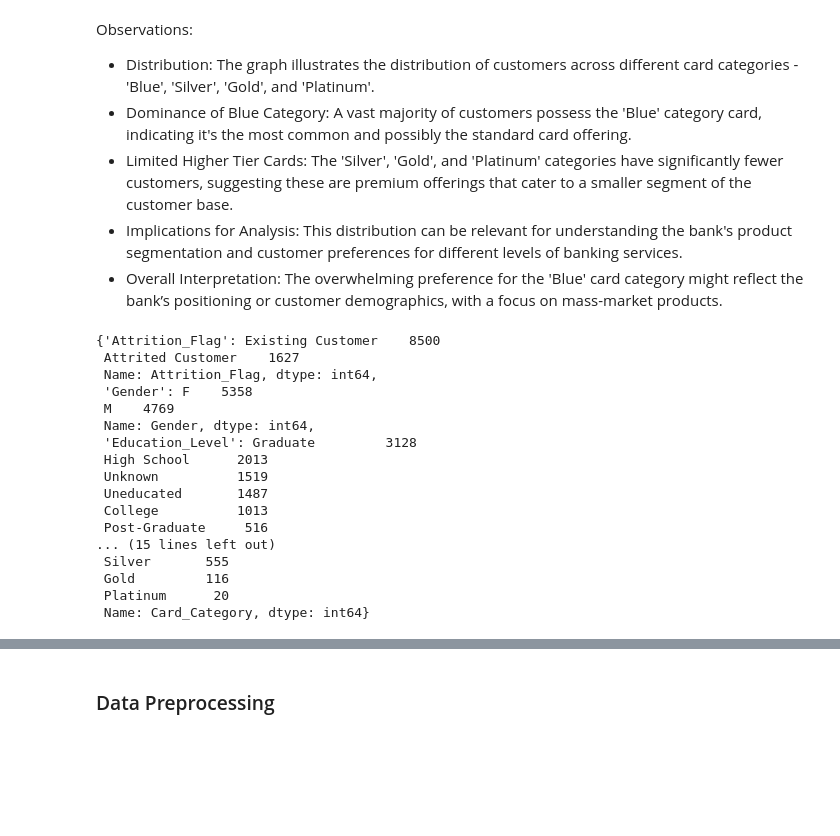
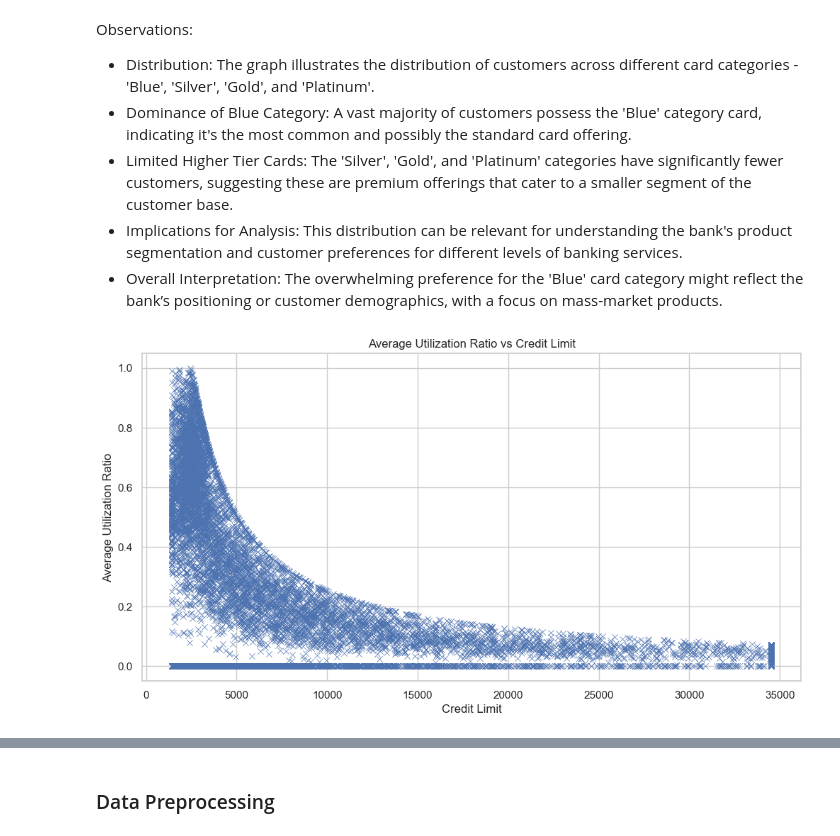
Before and after one commit to sanjayram01/Predicting-Customer-Churn-for-a-Bank, a Jupyter notebook: DM ProjectK.ipynb, the cells around one changed output, grey strips where cells are left out. Saved outputs shown, nothing was run; the diff lists cells and outputs as text; code cells hidden in the pictures; blank space fills up the shorter version.

```diff
--- a/DM ProjectK.ipynb
+++ b/DM ProjectK.ipynb
@@ -521,27 +496,15 @@ Observations:
 - Limited Higher Tier Cards: The 'Silver', 'Gold', and 'Platinum' categories have significantly fewer customers, suggesting these are premium offerings that cater to a smaller segment of the customer base.
 - Implications for Analysis: This distribution can be relevant for understanding the bank's product segmentation and customer preferences for different levels of banking services.
 - Overall Interpretation: The overwhelming preference for the 'Blue' card category might reflect the bank’s positioning or customer demographics, with a focus on mass-market products.
-# %%
-# Categorical Analysis
-categorical_columns = data.select_dtypes(include=['object']).columns
-categorical_distribution = {column: data[column].value_counts() for column in categorical_columns}
-
-categorical_distribution
-# %% [output]
-{'Attrition_Flag': Existing Customer    8500
- Attrited Customer    1627
- Name: Attrition_Flag, dtype: int64,
- 'Gender': F    5358
- M    4769
- Name: Gender, dtype: int64,
- 'Education_Level': Graduate         3128
- High School      2013
- Unknown          1519
- Uneducated       1487
- College          1013
- Post-Graduate     516
-... (15 lines left out)
- Silver       555
- Gold         116
- Platinum      20
- Name: Card_Category, dtype: int64}
+# %%
+##Bi Variate Analysis
+
+# Creating a scatter plot for Avg Utilization Ratio vs Credit Limit
+plt.figure(figsize=(12, 6))
+sns.scatterplot(x='Credit_Limit', y='Avg_Utilization_Ratio', data=data, marker='x')
+plt.title('Average Utilization Ratio vs Credit Limit')
+plt.xlabel('Credit Limit')
+plt.ylabel('Average Utilization Ratio')
+plt.show()
+# %% [output]
+[figure, added]
```
Also changed, not shown: parts of 38 cells of this notebook.
